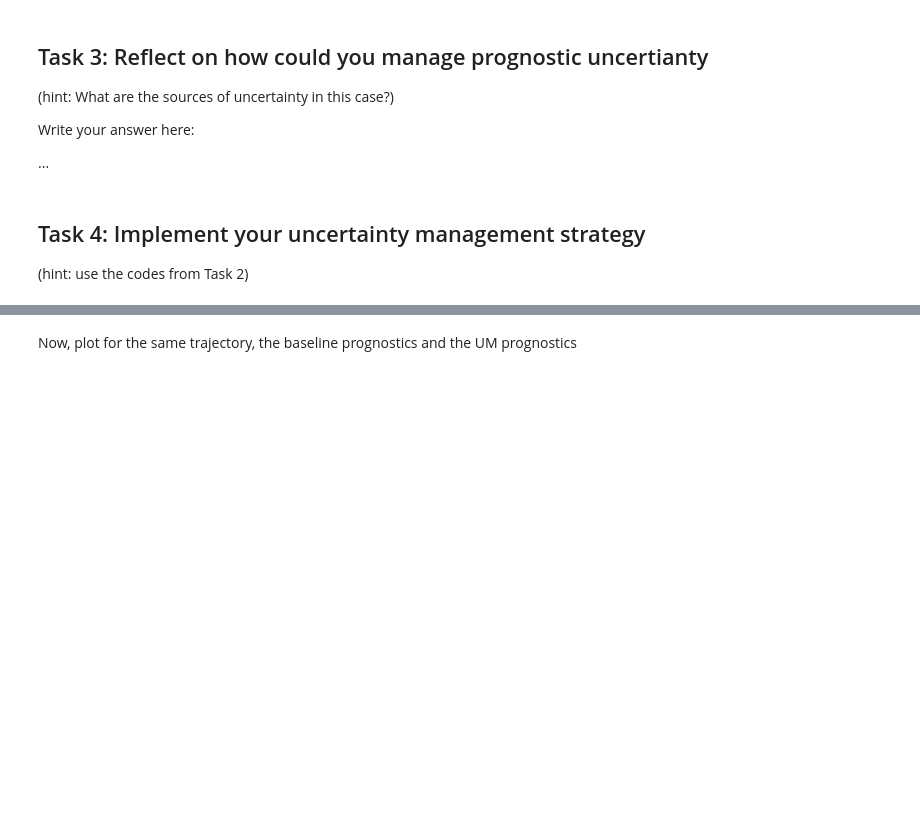
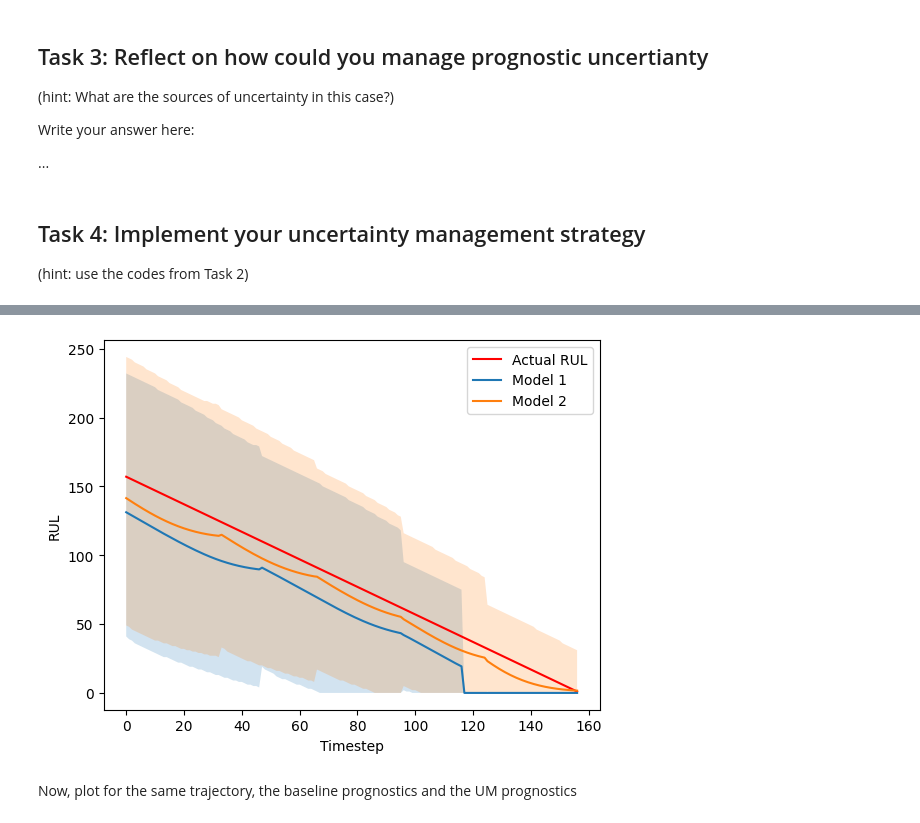
Before and after one commit to bbrisch/summer_school_prog_dm, a Jupyter notebook: prognostics_notebook.ipynb, the cells around one changed output, grey strips where cells are left out. Cells and saved outputs as stored; diff of their text form; code cells hidden in the pictures; blank space fills up the shorter version.

```diff
--- a/prognostics_notebook.ipynb
+++ b/prognostics_notebook.ipynb
@@ -89,11 +90,11 @@ Here are some implemented codes that can train an HSMM
 data_train, max_len = format_data(df_train)
 # %%
 # Instance the model with some hiper-parameters
-n_states = 4
+n_states = 6
 model = CustomHSMM(n_states=n_states, # You can change this
                    n_durations = (max_len//n_states)*2, # You can change this
                    f_value=-0.34, # Please, dont change this.
                    obs_state_len=len(data_train.keys()), # Please, dont change this.
                    n_iter=3, # You can change this
-                   name = 'hsmm_exmple' # You can change this
+                   name = 'hsmm_exmple2' # You can change this
                    )
@@ -175,3 +181,9 @@ Write your answer here:
 
 
 (hint: use the codes from Task 2)
+# %%
+model1 = CustomHSMM(name = 'hsmm_exmple')
+model1.load_model('hsmm_exmple')
+
+model2 = CustomHSMM(name = 'hsmm_exmple2')
+model2.load_model('hsmm_exmple2')
@@ -178,3 +199,18 @@ Write your answer here:
+# %%
+alpha = 0.005 # Confidence level used to generate the intervals
+for cmd in data_train.values():
+    actual_RUL = len(cmd)-np.arange(len(cmd))
+
+    predictions = [
+        predict_hsmm_bounds(cmd, model1,alpha = alpha ),
+        predict_hsmm_bounds(cmd, model2,alpha = alpha ),
+                   ]
+
+    # Uncomment these lines to get the RUL plot
+    plot_rul_bounds_multiple(actual_RUL,  predictions)
+    break
+# %% [output]
+[figure, added]
 # %% [markdown]
 Now, plot for the same trajectory, the baseline prognostics and the UM prognostics
 # %% [markdown]
```
Also changed, not shown: parts of 6 cells of this notebook.
